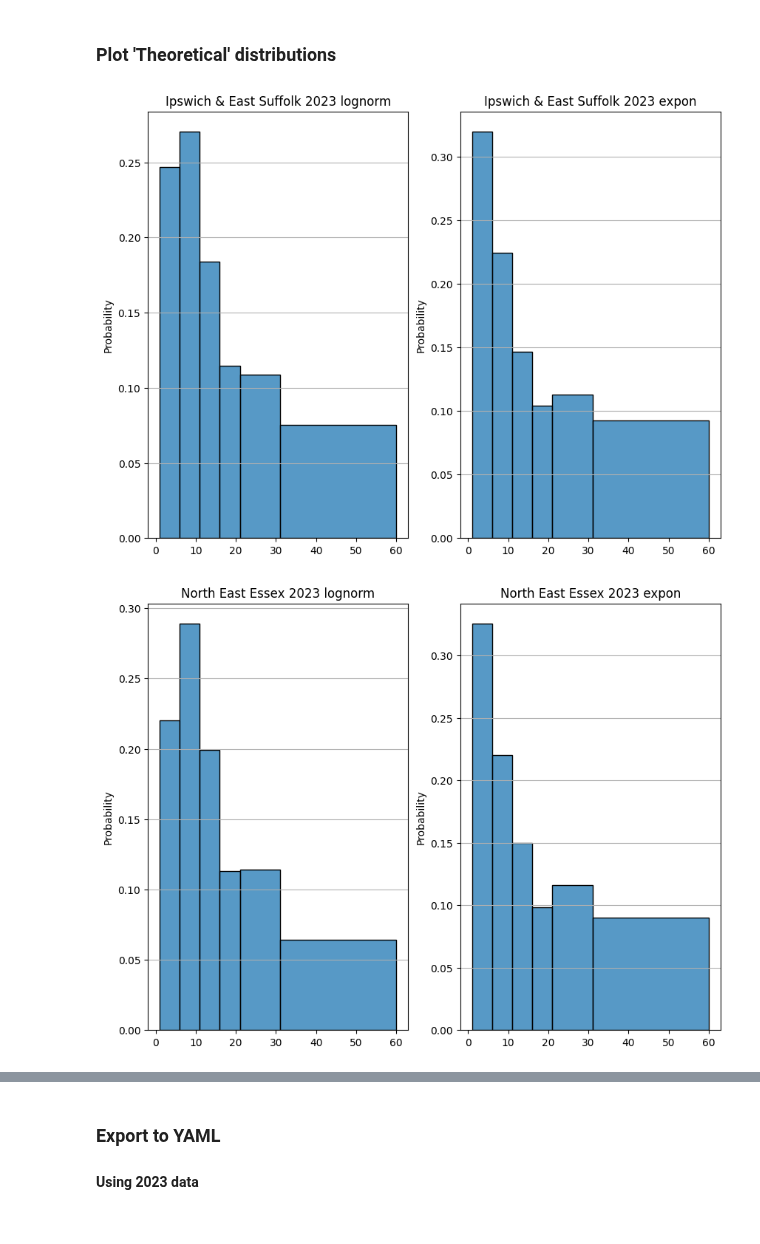
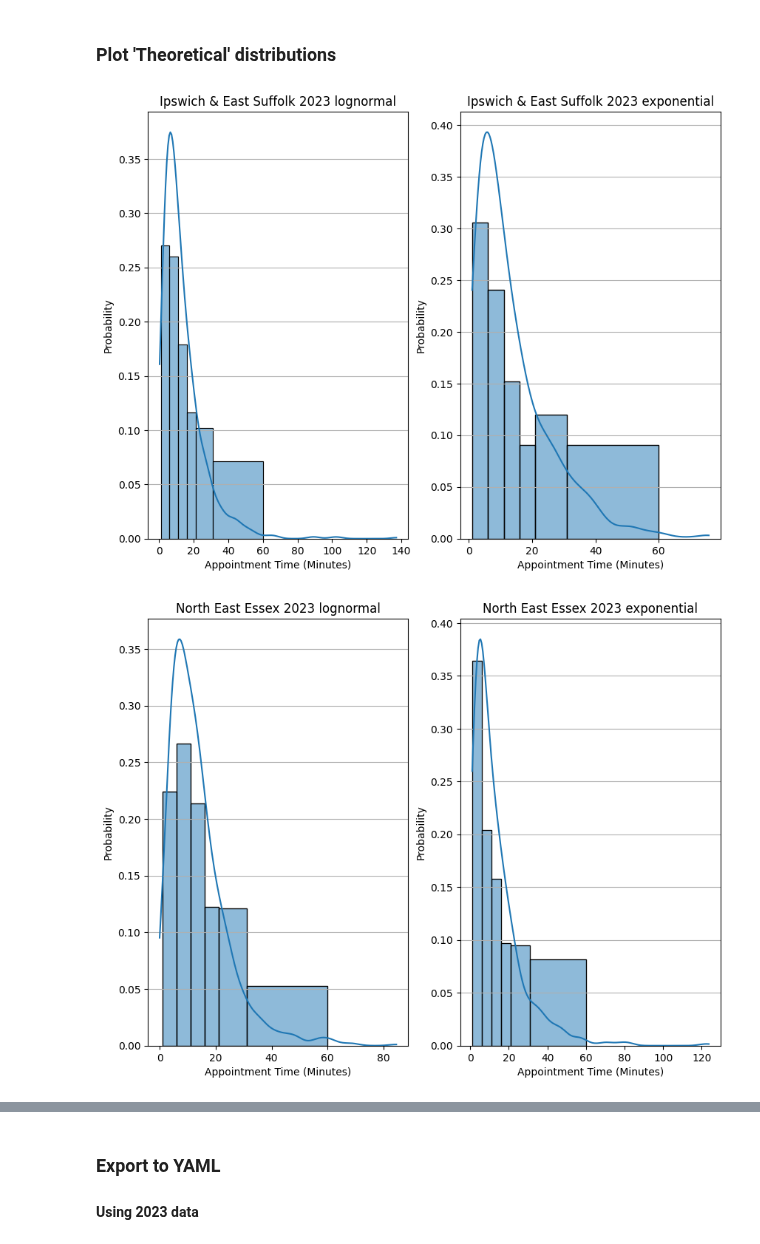
Before and after one commit to SNEE-ICS/PrimaryCareDemandAndCapacity, a Jupyter notebook: notebooks/1a_AppointmentDuration.ipynb, the cells around one changed output, grey strips where cells are left out. Drawn from its saved outputs; the diff is of its cells as text; code cells hidden in the pictures.

Commit message:
added plot numbers and demo distributions

```diff
--- a/notebooks/1a_AppointmentDuration.ipynb
+++ b/notebooks/1a_AppointmentDuration.ipynb
@@ -134,7 +146,7 @@ for index, row in pivot_bins_df.iterrows():
     # create the continuous array (initially empty)
     for binned_index, bin_count in enumerate(bin_sums):
         # create the datapoints in bin
-        cont_array = np.linspace(start=HIST_BIN_EDGES[binned_index], stop=HIST_BIN_EDGES[binned_index+1], num=bin_count)
+        cont_array = np.linspace(start=AGE_BIN_EDGES[binned_index], stop=AGE_BIN_EDGES[binned_index+1], num=bin_count)
         # if it is the first, instantiate the main array
         if binned_index == 0:
             cont_array_all = cont_array
@@ -152,7 +164,7 @@ for alliance, dataset in cont_dict.items():
     fig, axes = plt.subplots(1,3,figsize=(10,7.5))
     ax_index = 0
     for year, array in dataset.items():
-        ax = sns.histplot(array, kde=False, bins=HIST_BIN_EDGES, stat='probability', ax=axes[ax_index])
+        ax = sns.histplot(array, kde=False, bins=AGE_BIN_EDGES, stat='probability', ax=axes[ax_index])
         ax.yaxis.grid(True)
         if ax_index == 0:
             ax.set_title(f"{alliance} {year}")
@@ -161,7 +173,7 @@ for alliance, dataset in cont_dict.items():
             ax.set_title(f"{year}")
             ax.set_ylabel("")
         ax_index += 1
-    plt.show()
+    plt.savefig(f"outputs/plots/{plot_counter.plot_name}.png", dpi=300)
 # %% [output]
 [figure]
 [figure]
@@ -168,0 +183,20 @@ for alliance, dataset in cont_dict.items():
+# %%
+import seaborn as sns
+lognorm_example =stats.lognorm.rvs(0.5, size=1000, scale=1)
+exponential_example = stats.expon.rvs(size=1000, scale=1)
+
+# plot two example distributions
+import matplotlib.pyplot as plt
+fig, axes = plt.subplots(1,2,figsize=(10,5))
+# Plot the lognormal distribution
+sns.histplot(lognorm_example, kde=True, bins='auto', color='blue', ax=axes[0])
+axes[0].set_title('Lognormal Distribution')
+axes[0].set_xlabel('Value')
+axes[0].set_ylabel('Frequency')
+
+# Plot the exponential distribution
+sns.histplot(exponential_example, kde=True, bins='auto', color='green', ax=axes[1])
+axes[1].set_title('Exponential Distribution')
+axes[1].set_xlabel('Value')
+axes[1].set_ylabel('Frequency')
+plt.savefig(f"outputs/plots/{plot_counter.plot_name}.png", dpi=300)
@@ -188,19 +224,21 @@ for alliance, years in cont_dict.items():
 # %%
 for alliance, years in fitted_distributions.items():
     for year, params in years.items():
         if year==2023:
-            lognorm_samples = stats.lognorm.rvs(*params['lognorm'], size=10000)
-            expon_samples = stats.expon.rvs(*params['expon'], size=10000)
+            lognorm_samples = stats.lognorm.rvs(*params['lognorm'], size=1000)
+            expon_samples = stats.expon.rvs(*params['expon'], size=1000)
             fig, axes = plt.subplots(1,2,figsize=(10,7.5))
-            ax = sns.histplot(lognorm_samples, kde=False, bins=HIST_BIN_EDGES, stat='probability', ax=axes[0])
+            ax = sns.histplot(lognorm_samples, kde=True, bins=AGE_BIN_EDGES, stat='probability', ax=axes[0])
             ax.yaxis.grid(True)
-            ax.set_title(f"{alliance} {year} lognorm")
+            ax.set_title(f"{alliance} {year} lognormal")
             ax.set_ylabel("Probability")
-            ax = sns.histplot(expon_samples, kde=False, bins=HIST_BIN_EDGES, stat='probability', ax=axes[1])
+            ax.set_xlabel("Appointment Time (Minutes)")
+            ax = sns.histplot(expon_samples, kde=True, bins=AGE_BIN_EDGES, stat='probability', ax=axes[1])
             ax.yaxis.grid(True)
-            ax.set_title(f"{alliance} {year} expon")
+            ax.set_xlabel("Appointment Time (Minutes)")
+            ax.set_title(f"{alliance} {year} exponential")
             ax.set_ylabel("Probability")
-plt.show()
+    plt.savefig(f"outputs/plots/{plot_counter.plot_name}.png", dpi=300)
 # %% [output]
-[figure, old version]
+[figure, new version]
-[figure, old version]
+[figure, new version]
```
Also changed, not shown: parts of 11 cells of this notebook.
